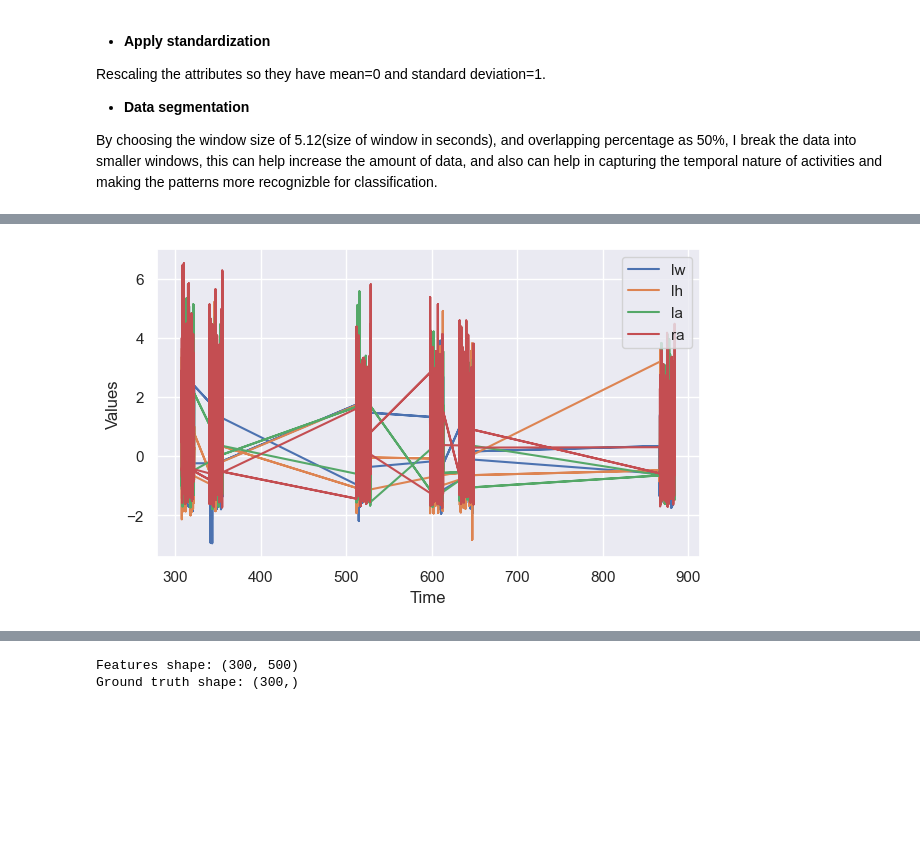
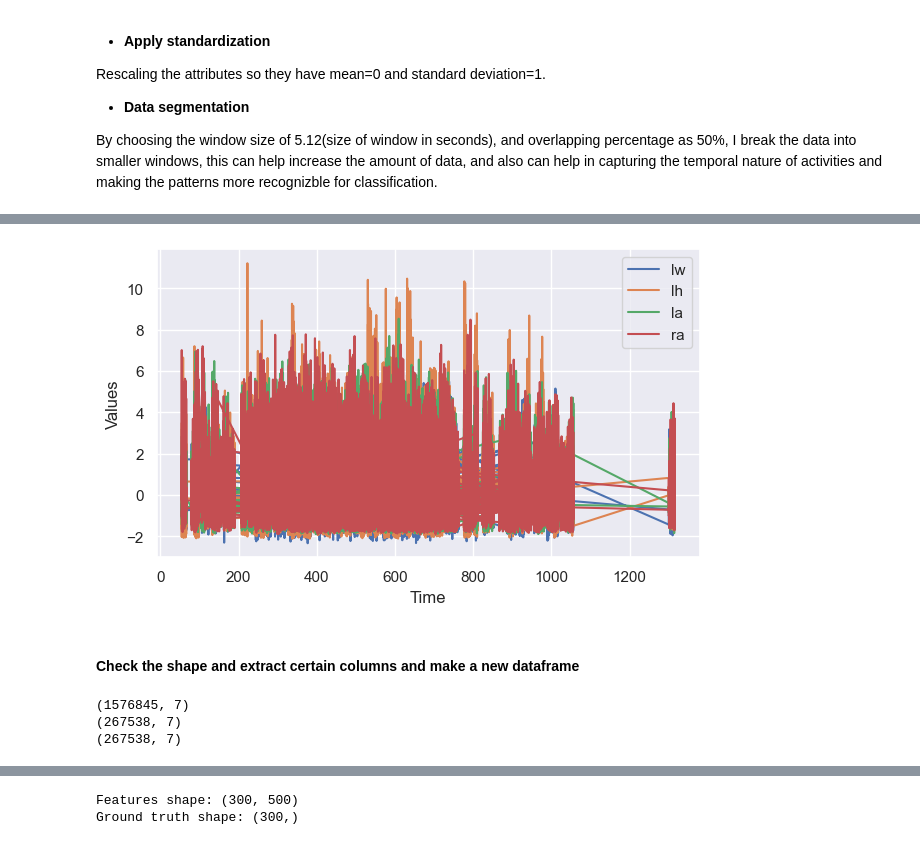
Before and after one commit to yalda-amirsoleymani/har-dataset-processing, a Jupyter notebook: data_preprocessing_menglutao.ipynb, the cells around one changed output, grey strips where cells are left out. Saved outputs shown, nothing was run; the diff lists cells and outputs as text; code cells hidden in the pictures; blank space fills up the shorter version.

```diff
--- a/data_preprocessing_menglutao.ipynb
+++ b/data_preprocessing_menglutao.ipynb
@@ -166,7 +169,12 @@ This formula consolidates the three axes data into a single measure by taking th
 # %%
 from data_transform import DataTransform
 # %%
-### split the data frame based on the activity code
-df_1= sample_df[sample_df["activity"] == 1]
-df_2= sample_df[sample_df["activity"] == 2]
-df_3 = sample_df[sample_df["activity"] == 3]
+# ### split the data frame based on the activity code
+# df_1= sample_df[sample_df["activity"] == 1]
+# df_2= sample_df[sample_df["activity"] == 2]
+# df_3 = sample_df[sample_df["activity"] == 3]
+
+# dset._df
+df_1= dset._df[dset._df["activity"] == 1]
+df_2= dset._df[dset._df["activity"] == 2]
+df_3 = dset._df[dset._df["activity"] == 3]
@@ -313,13 +325,22 @@ plot_all(df_seg2)
 # %%
 data_trans3 = DataTransform(df_3)
 vm3 = data_trans2.calculate_vector_magnitude() #output is dataframe
 vm_df3 = data_trans3.standardization(vm3) #output is df
-vm_arr3 = vm_df3.to_numpy()
-
-from data_transform import Segementation
-seg3 = Segementation(vm_df3,[5.12,10.24],0.5,100)
-df_seg3 = seg3.segmentation() #output is dataframe
-##plot for ascending stairs
-plot_all(df_seg3)
+plot_all(vm_df3)
 # %% [output]
-[figure, old version]
+[figure, new version]
+# %% [markdown]
+#### Check the shape and extract certain columns and make a new dataframe
+# %%
+##run my thing and see the shape
+print(vm_df1.shape)
+print(vm_df2.shape)
+print(vm_df3.shape)
+
+new_vm_df1 = vm_df1[['timestamp', 'magnitude_ra']].copy()
+new_vm_df2 = vm_df2[['timestamp', 'magnitude_ra']].copy()
+new_vm_df3 = vm_df3[['timestamp', 'magnitude_ra']].copy()
+# %% [output]
+(1576845, 7)
+(267538, 7)
+(267538, 7)
```
Also changed, not shown: parts of 30 cells of this notebook, 1 other file.
